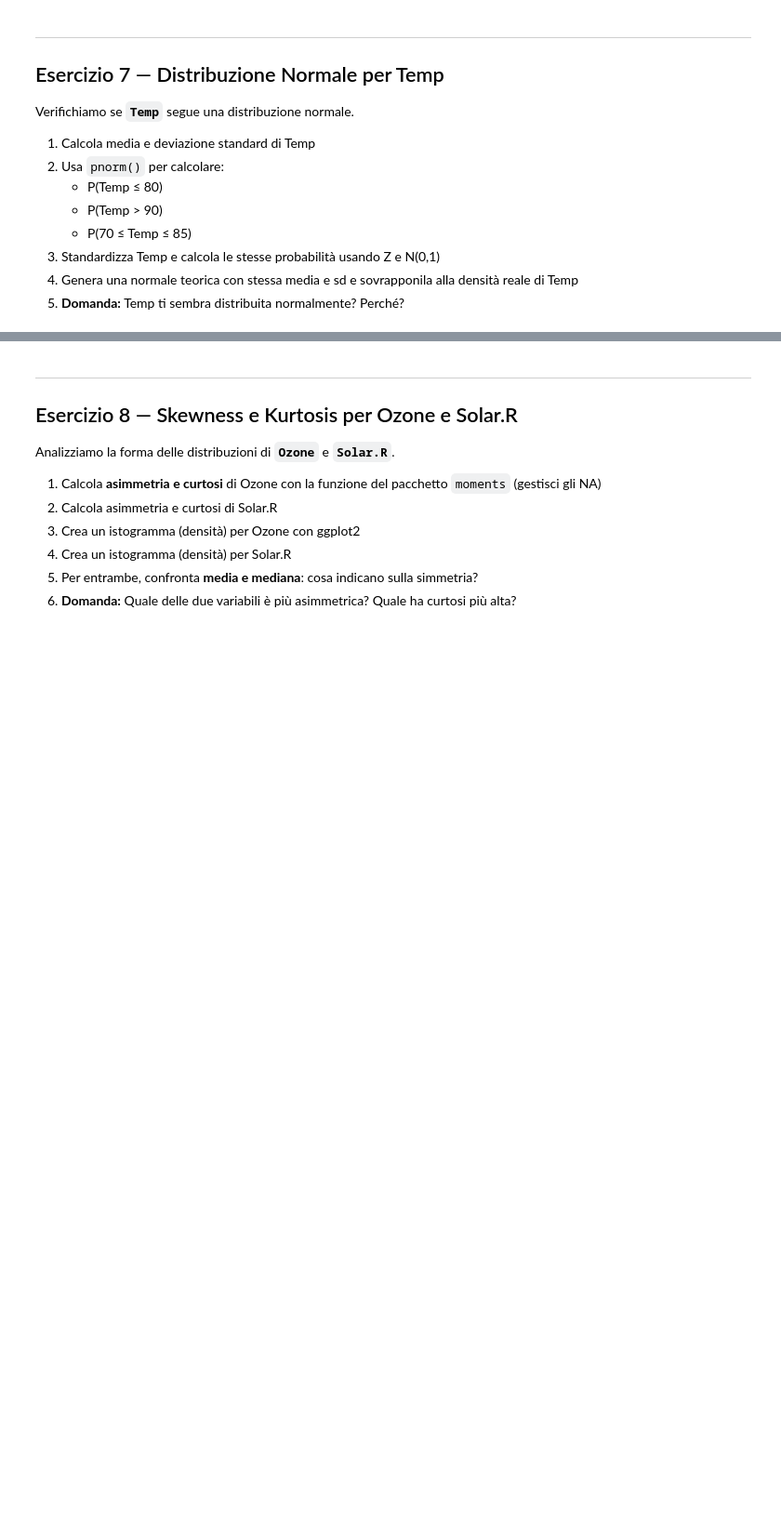
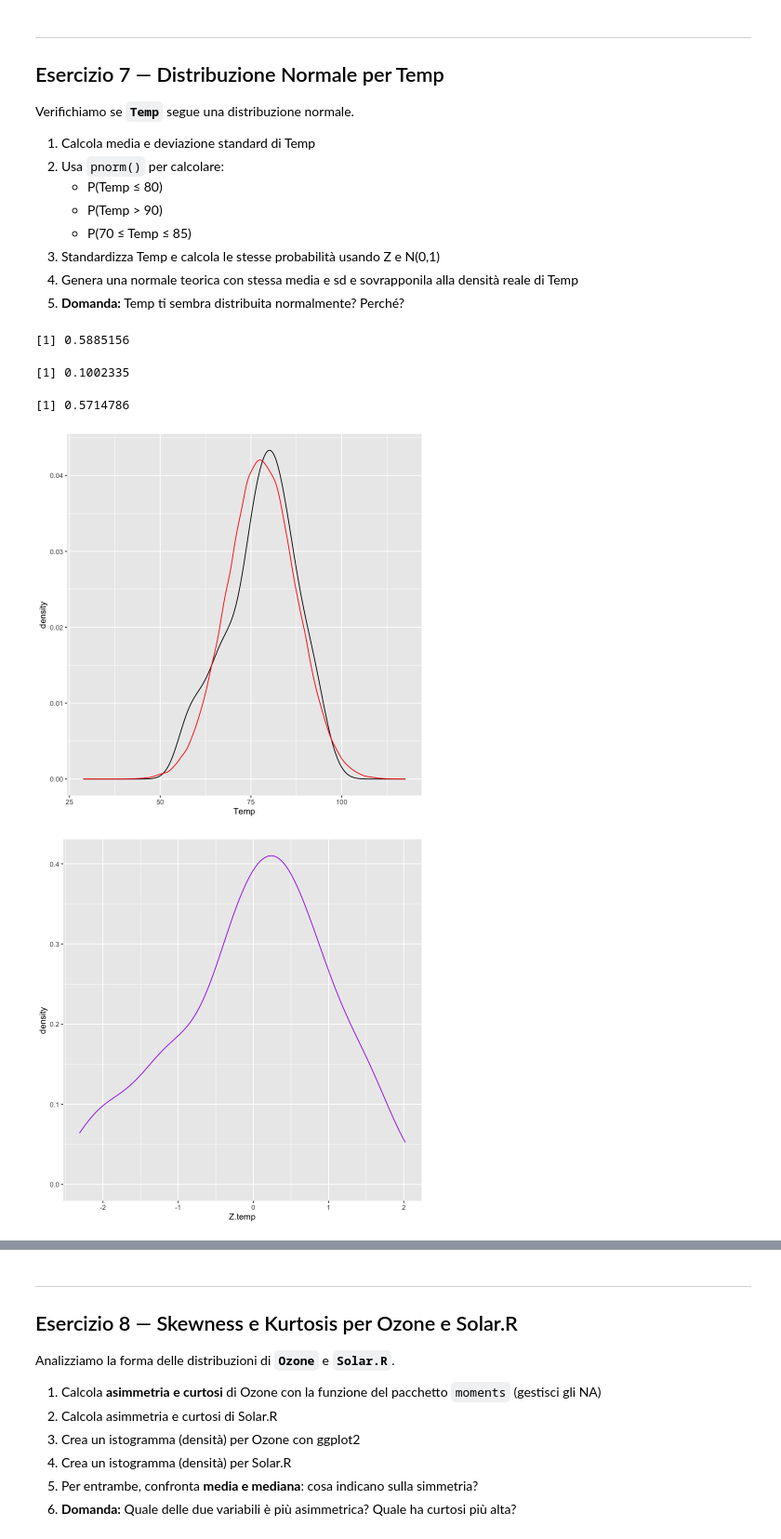
Before and after one commit to MarcoVando/statistica-descrittiva-per-datascience, a Jupyter notebook: MyFiles/Esercizi_2_airquality.ipynb, the cells around one changed output, grey strips where cells are left out. Shown at 93% size. Cells and saved outputs as stored; diff of their text form; code cells hidden in the pictures; blank space fills up the shorter version.

```diff
--- a/MyFiles/Esercizi_2_airquality.ipynb
+++ b/MyFiles/Esercizi_2_airquality.ipynb
@@ -491,6 +540,27 @@ Verifichiamo se **`Temp`** segue una distribuzione normale.
 5. **Domanda:** Temp ti sembra distribuita normalmente? Perché?
 # %%
 # 👇 Scrivi qui il tuo codice per l'Esercizio 7
+mu_temp <- mean(Temp)
+sig_temp <- sd(Temp)
+
+pnorm(80, mu_temp, sig_temp)
+1- pnorm(90, mu_temp, sig_temp)
+pnorm(85, mu_temp, sig_temp) -  pnorm(70, mu_temp, sig_temp)
+
+Z.temp <- (Temp - mu_temp ) / sig_temp
+
+
+ggplot()+
+    geom_density(aes(x=Temp)) +
+    geom_density(aes(x=rnorm(100000, mu_temp, sig_temp)), col = "red")
+ggplot()+
+    geom_density(aes(x = Z.temp), col = "purple")
+# %% [output]
+[1] 0.5885156
+[1] 0.1002335
+[1] 0.5714786
+[figure, added]
+[figure, added]
 # %%
 # 🟢 SOLUZIONE Esercizio 7
 
```
Also changed, not shown: parts of 5 cells of this notebook.
